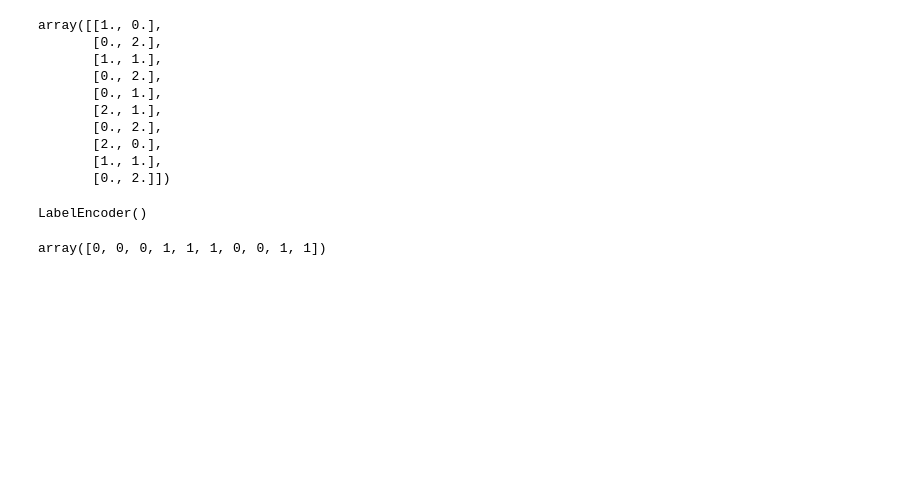
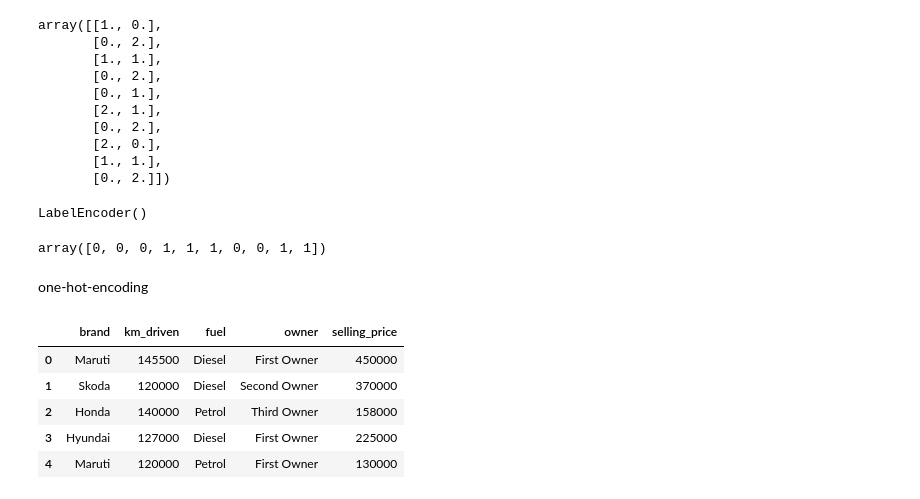
Before and after one commit to DevpriyaSaini/ML-100, a Jupyter notebook: ordinal.ipynb, the cells around one changed output. Drawn from its saved outputs; the diff is of its cells as text; code cells hidden in the pictures; blank space fills up the shorter version.

```diff
--- a/ordinal.ipynb
+++ b/ordinal.ipynb
@@ -93,3 +93,5 @@ y_test=le.transform(y_test)
 y_test
 # %% [output]
 array([0, 0, 0, 1, 1, 1, 0, 0, 1, 1])
+# %% [markdown]
+one-hot-encoding
@@ -95,0 +100,9 @@ array([0, 0, 0, 1, 1, 1, 0, 0, 1, 1])
+# %%
+df.head()
+# %% [output]
+|  | brand | km_driven | fuel | owner | selling_price |
+| 0 | Maruti | 145500 | Diesel | First Owner | 450000 |
+| 1 | Skoda | 120000 | Diesel | Second Owner | 370000 |
+| 2 | Honda | 140000 | Petrol | Third Owner | 158000 |
+| 3 | Hyundai | 127000 | Diesel | First Owner | 225000 |
+| 4 | Maruti | 120000 | Petrol | First Owner | 130000 |
```
Also changed, not shown: parts of 16 cells of this notebook.
